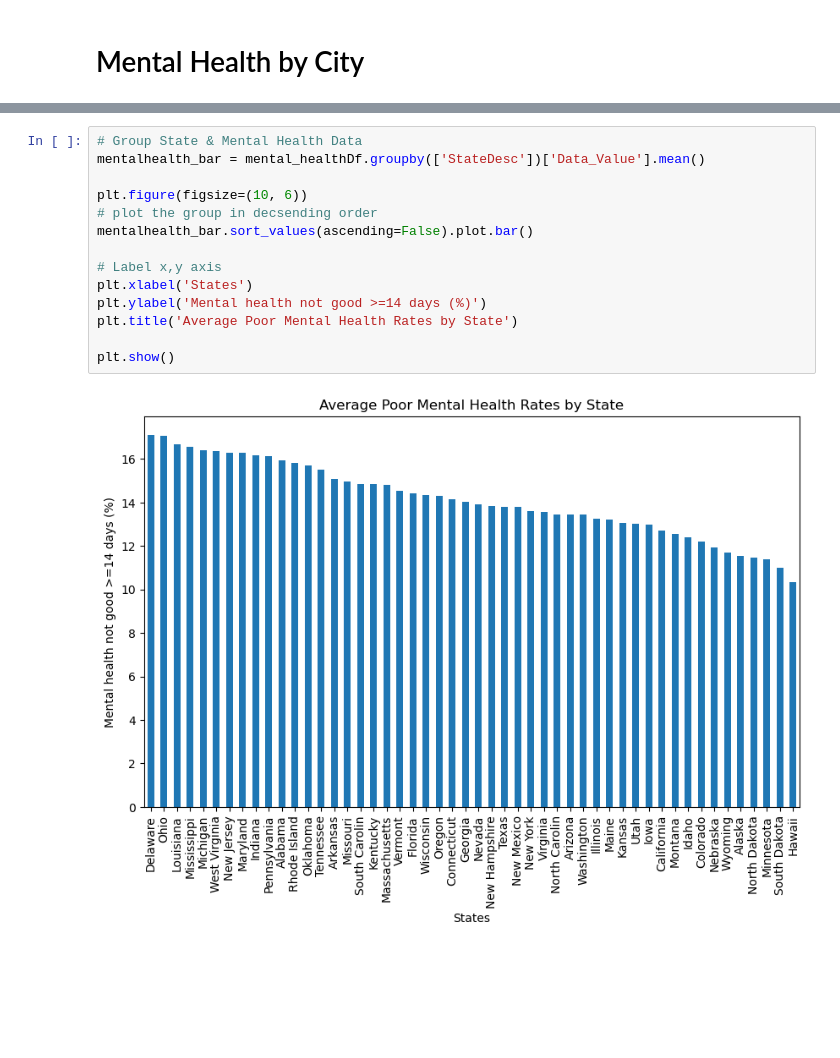
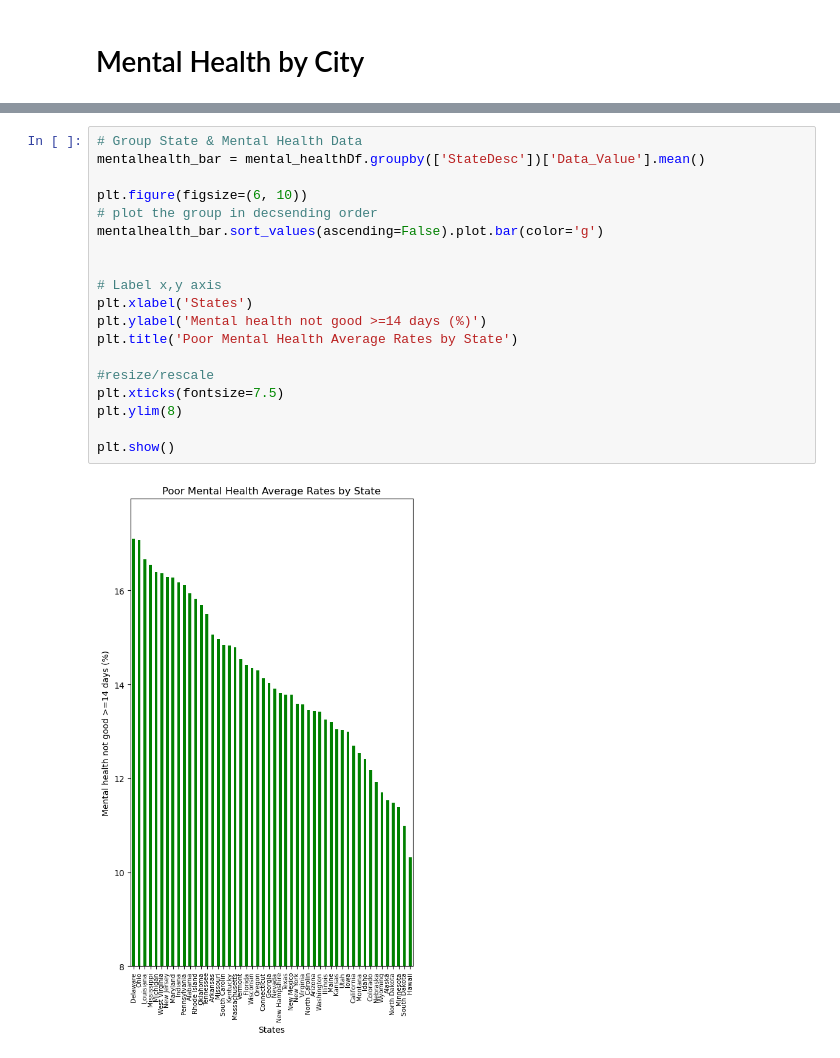
Before and after one commit to divya-jindal/project-1, a Jupyter notebook: MentalHealth_HeartDisease.ipynb, the cells around one changed output, grey strips where cells are left out. Cells and saved outputs as stored; diff of their text form; blank space fills up the shorter version.

```diff
--- a/MentalHealth_HeartDisease.ipynb
+++ b/MentalHealth_HeartDisease.ipynb
@@ -273,19 +273,24 @@ bottom_heartDisease.head(10)
 # %%
 # Group State & Mental Health Data
 mentalhealth_bar = mental_healthDf.groupby(['StateDesc'])['Data_Value'].mean()
 
-plt.figure(figsize=(10, 6))
+plt.figure(figsize=(6, 10))
 # plot the group in decsending order
-mentalhealth_bar.sort_values(ascending=False).plot.bar()
+mentalhealth_bar.sort_values(ascending=False).plot.bar(color='g')
+
 
 # Label x,y axis
 plt.xlabel('States')
 plt.ylabel('Mental health not good >=14 days (%)')
-plt.title('Average Poor Mental Health Rates by State')
+plt.title('Poor Mental Health Average Rates by State')
+
+#resize/rescale
+plt.xticks(fontsize=7.5)
+plt.ylim(8)
 
 plt.show()
 # %% [output]
-[figure, old version]
+[figure, new version]
 # %%
 # Group State & Mental Health Data
 heartdisease_bar = heart_diseaseDf.groupby(['StateDesc'])['Data_Value'].mean()
```
Also changed, not shown: parts of 9 cells of this notebook.
